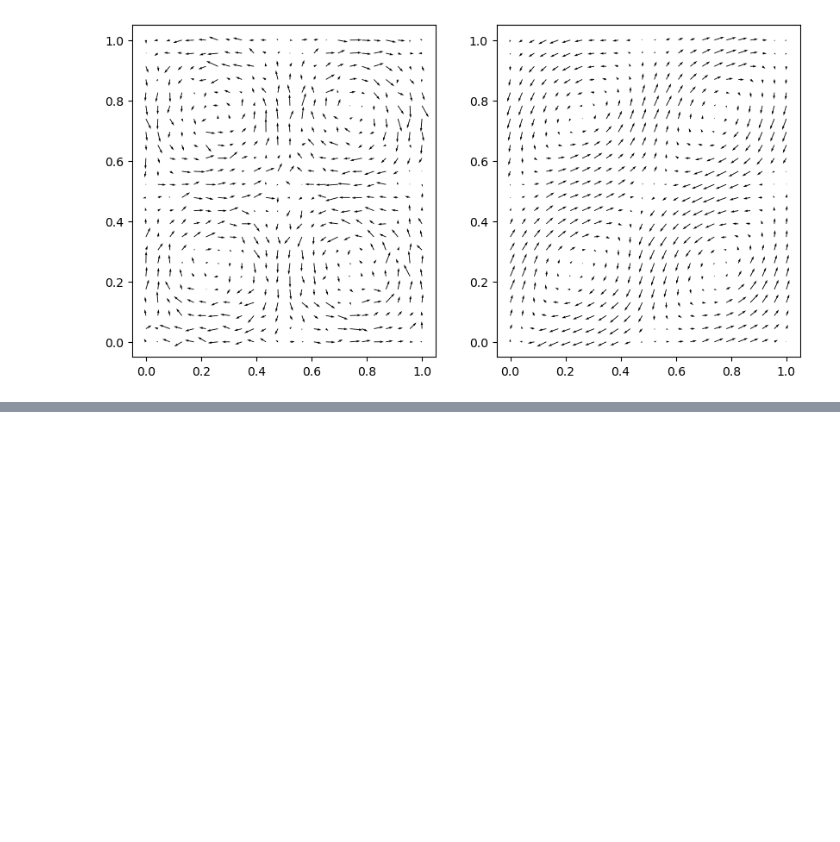
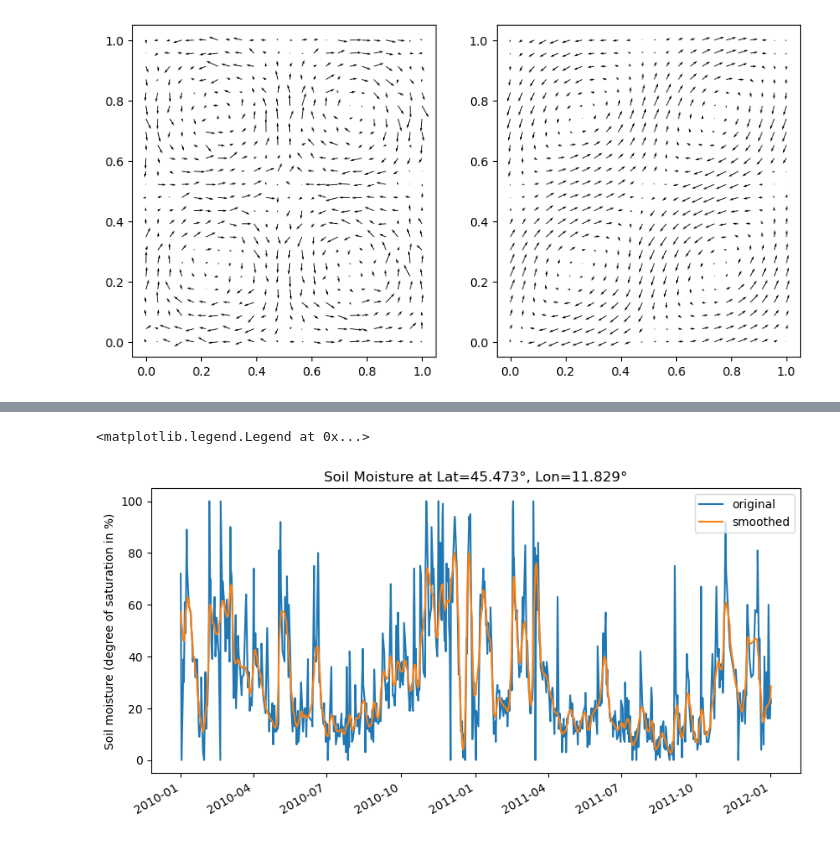
Before and after one commit to TUW-GEO/pytesmo, a Jupyter notebook: docs/examples/dct_pls.ipynb, the cells around one changed output, grey strips where cells are left out. Saved outputs shown, nothing was run; the diff lists cells and outputs as text; code cells hidden in the pictures; blank space fills up the shorter version.

```diff
--- a/docs/examples/dct_pls.ipynb
+++ b/docs/examples/dct_pls.ipynb
@@ -275,0 +292,35 @@ axs[1].quiver(x, y, *Vs)
+# %%
+import warnings
+from ascat.read_native.cdr import AscatGriddedNcTs
+import pandas as pd
+
+testdata_path = rootdir() / "tests" / "test-data"
+ascat_data_folder = testdata_path / "sat" / "ascat" / "netcdf" / "55R22"
+ascat_grid_fname = testdata_path / "sat" / "ascat" / "netcdf" / "grid" / "TUW_WARP5_grid_info_2_1.nc"
+static_layer_path = testdata_path / "sat" / "h_saf" / "static_layer"
+
+
+#init the AscatSsmCdr reader with the paths
+with warnings.catch_warnings():
+    warnings.filterwarnings('ignore') # some warnings are expected and ignored
+
+    ascat_reader = AscatGriddedNcTs(
+        ascat_data_folder,
+        "TUW_METOP_ASCAT_WARP55R22_{:04d}",
+        grid_filename=ascat_grid_fname,
+        static_layer_path=static_layer_path
+    )
+
+lat, lon = 45.473, 11.829
+ascat_ts = ascat_reader.read(lon, lat)['sm']
+data, _, _, _= smoothn(ascat_ts.values, isrobust=True)
+ascat_ts_smoothed = pd.Series(data, ascat_ts.index.values)
+fig, ax = plt.subplots(1, 1, figsize=(10,5))
+ascat_ts.loc['2010-01-01':'2012-01-01'].plot(label='original', ax=ax)
+ascat_ts_smoothed.loc['2010-01-01':'2012-01-01'].plot(label='smoothed', ax=ax)
+plt.title(f"Soil Moisture at Lat={lat}°, Lon={lon}°")
+plt.ylabel("Soil moisture (degree of saturation in %)")
+plt.legend()
+# %% [output]
+<matplotlib.legend.Legend at 0x...>
+[figure, added]
```
Also changed, not shown: parts of 13 cells of this notebook, 1 other file.
